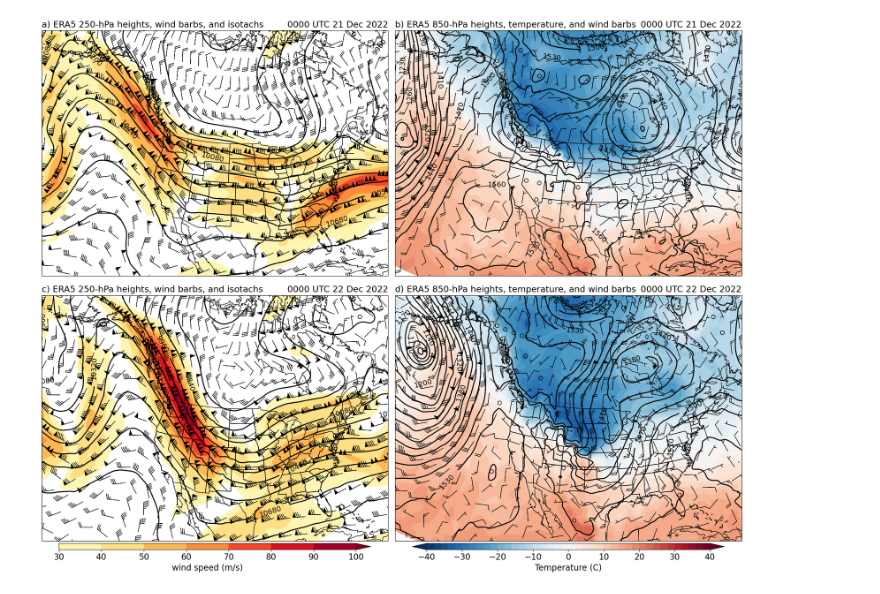
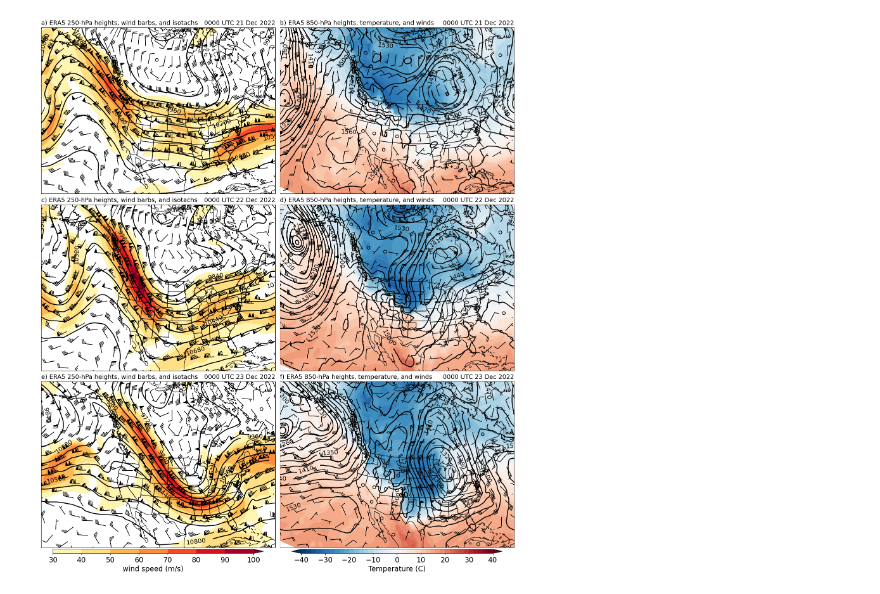
Before and after one commit to russ-schumacher/dec2022_coldfront, a Jupyter notebook: era5_synoptic.ipynb, the cells around one changed output. Saved outputs shown, nothing was run; the diff lists cells and outputs as text; code cells hidden in the pictures.

```diff
--- a/era5_synoptic.ipynb
+++ b/era5_synoptic.ipynb
@@ -92,32 +88,39 @@ working on 0000 UTC 22 Dec 2022
+# %%
+iso_vars = xr.open_dataset("iso_vars_20221221.nc")
 # %%
-fig, axarr = plt.subplots(nrows=2, ncols=2, figsize=(19, 15), constrained_layout=True,
+#fig, axarr = plt.subplots(nrows=2, ncols=2, figsize=(19, 15), constrained_layout=True,
+#                          subplot_kw={'projection': plotcrs})
+fig, axarr = plt.subplots(nrows=3, ncols=2, figsize=(15, 17.5), constrained_layout=True,
                           subplot_kw={'projection': plotcrs})
 
 axlist = axarr.flatten()
 
-first_time = True
+#first_time = True
+ax_index = 0
 
-for this_time in [pd.Timestamp(2022,12,21,0),pd.Timestamp(2022,12,22,0)]:
+for this_time in [pd.Timestamp(2022,12,21,0),pd.Timestamp(2022,12,22,0),pd.Timestamp(2022,12,23,0)]:
 
-    iso_vars_this = iso_vars.sel(time=this_time)
+    iso_vars_this = iso_vars.sel(valid_time=this_time)
     #sl_vars_this = sl_vars.sel(time=this_time)
-    vtime = pd.to_datetime(iso_vars_this.time.values)
+    vtime = pd.to_datetime(iso_vars_this.valid_time.values)
 
     print("working on "+vtime.strftime("%H%M UTC %d %b %Y"))
 
-    if first_time:
-        ax_index = 0
+    if ax_index==0:
         ax_label1 = "a)"
         ax_label2 = "b)"
-    else:
-        ax_index = 2
+    elif ax_index==2:
         ax_label1 = "c)"
         ax_label2 = "d)"
+    elif ax_index==4:
+        ax_label1 = "e)"
+        ax_label2 = "f)"
 
-    hght_250 = iso_vars_this.z.sel(level=250)/9.81  ## this was geopotential, convert to geopotential height
-    uwnd_250 = iso_vars_this.u.sel(level=250)
-    vwnd_250 = iso_vars_this.v.sel(level=250)
-    tmpk_250 = iso_vars_this.t.sel(level=250)
+
+    hght_250 = iso_vars_this.z.sel(pressure_level=250)/9.81  ## this was geopotential, convert to geopotential height
+    uwnd_250 = iso_vars_this.u.sel(pressure_level=250)
+    vwnd_250 = iso_vars_this.v.sel(pressure_level=250)
+    tmpk_250 = iso_vars_this.t.sel(pressure_level=250)
 
     # Use MetPy to calculate the wind speed for colorfill plot
     sped_250 = mpcalc.wind_speed(uwnd_250, vwnd_250)
@@ -129,10 +132,10 @@ for this_time in [pd.Timestamp(2022,12,21,0),pd.Timestamp(2022,12,22,0)]:
     vwnd_250 = ndimage.gaussian_filter(vwnd_250, sigma=1, order=0) * units('m/s')
 
     ### repeat for 850
-    hght_850 = iso_vars_this.z.sel(level=850)/9.81  ## this was geopotential, convert to geopotential height
-    uwnd_850 = iso_vars_this.u.sel(level=850)
-    vwnd_850 = iso_vars_this.v.sel(level=850)
-    tmpk_850 = iso_vars_this.t.sel(level=850)
+    hght_850 = iso_vars_this.z.sel(pressure_level=850)/9.81  ## this was geopotential, convert to geopotential height
+    uwnd_850 = iso_vars_this.u.sel(pressure_level=850)
+    vwnd_850 = iso_vars_this.v.sel(pressure_level=850)
+    tmpk_850 = iso_vars_this.t.sel(pressure_level=850)
 
     ## smooth the temperature
     tmpk_850 = ndimage.gaussian_filter(tmpk_850, sigma=1, order=0) * units('kelvin')
@@ -143,14 +146,16 @@ for this_time in [pd.Timestamp(2022,12,21,0),pd.Timestamp(2022,12,22,0)]:
     uwnd_850 = ndimage.gaussian_filter(uwnd_850, sigma=1, order=0) * units('m/s')
     vwnd_850 = ndimage.gaussian_filter(vwnd_850, sigma=1, order=0) * units('m/s')
 
+    lon2d, lat2d = np.meshgrid(iso_vars.longitude, iso_vars.latitude)
+
     #Map Creation
 
     print('plotting 250 wind speed')
 
     # Plot Titles
     axlist[0+ax_index].set_title(ax_label1+" ERA5 250-hPa heights, wind barbs, and isotachs",
-              loc='left', fontsize=17)
-    axlist[0+ax_index].set_title(vtime.strftime("%H%M UTC %d %b %Y"), loc='right', fontsize=17)
+              loc='left', fontsize=14)
+    axlist[0+ax_index].set_title(vtime.strftime("%H%M UTC %d %b %Y"), loc='right', fontsize=14)
 
     # Plot Background
     axlist[0+ax_index].set_extent([217.5, 290., 18., 66.])
@@ -159,35 +164,36 @@ for this_time in [pd.Timestamp(2022,12,21,0),pd.Timestamp(2022,12,22,0)]:
 
     # Plot Height Contours
     clev250 = np.arange(6000, 21001, 120)
-    cs = axlist[0+ax_index].contour(lon, lat, hght_250, clev250, colors='black', linewidths=2,
-                    linestyles='solid', transform=ccrs.PlateCarree())
+    cs = axlist[0+ax_index].contour(lon2d, lat2d, hght_250, clev250, colors='black', linewidths=2,
+                    linestyles='solid', transform_first=True, transform=ccrs.PlateCarree())
     plt.clabel(cs, fontsize=14, inline=1, inline_spacing=8, fmt='%i',
                     rightside_up=True, use_clabeltext=True)
 
     # Plot Colorfill Wind Speeds in m/s
     clevs_250_sped = np.arange(30, 110, 10)
-    cf = axlist[0+ax_index].contourf(lon, lat, sped_250, clevs_250_sped, cmap=plt.cm.YlOrRd,extend='max',
-                     transform=datacrs)
+    cf = axlist[0+ax_index].contourf(lon2d, lat2d, sped_250, clevs_250_sped, cmap=plt.cm.YlOrRd,extend='max',
+                     transform_first=True, transform=datacrs)
 
-    if not first_time:
+    if ax_index==4:
         cb = plt.colorbar(cf, orientation='horizontal', pad=0.01, aspect=50, shrink=0.9, ax=axlist[0+ax_index])
         cb.set_label('wind speed (m/s)', fontsize=16)
         cb.ax.tick_params(labelsize=16)
 
     # Plot Wind Barbs
     # Transform Vectors and plot wind barbs.
-    wind_slice = slice(None, None, 14)
-    axlist[0+ax_index].barbs(lon[wind_slice], lat[wind_slice], uwnd_250.to(units('kt'))[wind_slice,wind_slice].m, vwnd_250.to(units('kt'))[wind_slice,wind_slice].m,
-             length=7, linewidth=0.75,pivot='middle', transform=ccrs.PlateCarree())
+    wind_slice = slice(None, None, 18)
+    axlist[0+ax_index].barbs(iso_vars.longitude[wind_slice], iso_vars.latitude[wind_slice],
+                             uwnd_250.to(units('kt'))[wind_slice,wind_slice].m, vwnd_250.to(units('kt'))[wind_slice,wind_slice].m,
+             length=6.75, linewidth=1,pivot='middle', transform=ccrs.PlateCarree())
 
     #### and 850-mb
 
     print('plotting 850 temperature')
 
     # Plot Titles
-    axlist[1+ax_index].set_title(ax_label2+" ERA5 850-hPa heights, temperature, and wind barbs",
-              loc='left', fontsize=17)
-    axlist[1+ax_index].set_title(vtime.strftime("%H%M UTC %d %b %Y"), loc='right', fontsize=17)
+    axlist[1+ax_index].set_title(ax_label2+" ERA5 850-hPa heights, temperature, and winds",
+              loc='left', fontsize=14)
+    axlist[1+ax_index].set_title(vtime.strftime("%H%M UTC %d %b %Y"), loc='right', fontsize=14)
 
     # Plot Background
     #axlist[1+ax_index].set_extent([227.5, 290., 20., 58.])
@@ -197,20 +203,21 @@ for this_time in [pd.Timestamp(2022,12,21,0),pd.Timestamp(2022,12,22,0)]:
 
     # Plot Height Contours
     clev850 = np.arange(0, 3001, 30)
-    cs2 = axlist[1+ax_index].contour(lon, lat, hght_850, clev850, colors='black', linewidths=2,
-                    linestyles='solid', transform=ccrs.PlateCarree())
+    cs2 = axlist[1+ax_index].contour(lon2d, lat2d, hght_850, clev850, colors='black', linewidths=2,
+                    linestyles='solid',
+                                     transform_first=True,transform=ccrs.PlateCarree())
     plt.clabel(cs2, fontsize=14, inline=1, inline_spacing=8, fmt='%i',
                rightside_up=True, use_clabeltext=True)
 
     # Plot colorfill and dashed contours of 850-hPa temperatures in Celsius
     clevs_850_tmpc = np.arange(-40, 42, 2)
-    cf2 = axlist[1+ax_index].contourf(lon, lat, tmpc_850, clevs_850_tmpc,
+    cf2 = axlist[1+ax_index].contourf(lon2d, lat2d, tmpc_850, clevs_850_tmpc,
                              #cmap=plt.cm.seismic,
                              cmap = RdBu_11_r.mpl_colormap,
                              extend='both',
-                     transform=datacrs)
+                     transform_first=True,transform=datacrs)
 
-    if not first_time:
+    if ax_index==4:
         cb2 = plt.colorbar(cf2, orientation='horizontal', pad=0.01, aspect=50, shrink=0.9, ax=axlist[1+ax_index])
         cb2.set_label('Temperature (C)', fontsize=16)
         cb2.ax.tick_params(labelsize=16)
@@ -224,15 +231,17 @@ for this_time in [pd.Timestamp(2022,12,21,0),pd.Timestamp(2022,12,22,0)]:
 
     # Plot Wind Barbs
     # Transform Vectors and plot wind barbs.
-    wind_slice = slice(None, None, 14)
-    axlist[1+ax_index].barbs(lon[wind_slice], lat[wind_slice], uwnd_850.to(units('kt'))[wind_slice,wind_slice].m, vwnd_850.to(units('kt'))[wind_slice,wind_slice].m,
-             length=7, linewidth=0.75,pivot='middle', transform=ccrs.PlateCarree())
+    wind_slice = slice(None, None, 18)
+    axlist[1+ax_index].barbs(iso_vars.longitude[wind_slice], iso_vars.latitude[wind_slice],
+                             uwnd_850.to(units('kt'))[wind_slice,wind_slice].m, vwnd_850.to(units('kt'))[wind_slice,wind_slice].m,
+             length=6.75, linewidth=1,pivot='middle', transform=ccrs.PlateCarree())
 
-    first_time = False
+    #first_time = False
+    ax_index = ax_index + 2
 
 plt.show()
 plt.close('all')
-outfile="4panel_era5_"+this_time.strftime('%Y%m%d')+"_"+this_time.strftime('%H%M')+".pdf"
+outfile="6panel_era5_"+this_time.strftime('%Y%m%d')+"_"+this_time.strftime('%H%M')+".pdf"
 fig.savefig(outfile)
 #os.system("pngquant -f --ext .png "+outfile)
 plt.close(fig)
@@ -246 +258 @@ plotting 850 temperature
-[figure, old version]
+[figure, new version]
```
Also changed, not shown: parts of 5 cells of this notebook.
